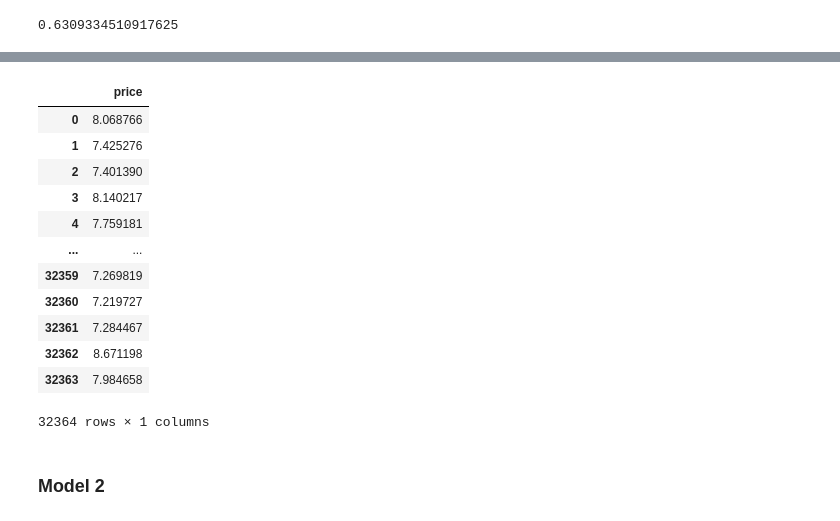
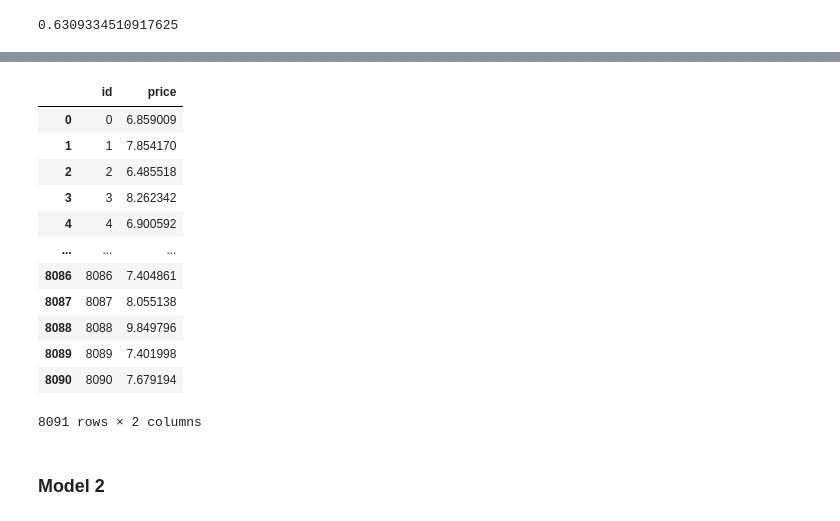
Before and after one commit to Pptrv/diamonds-project, a Jupyter notebook: My Models.ipynb, the cells around one changed output, grey strips where cells are left out. Drawn from its saved outputs; the diff is of its cells as text; code cells hidden in the pictures.

```diff
--- a/My Models.ipynb
+++ b/My Models.ipynb
@@ -99,7 +99,7 @@ regr.fit(X_train, y_train)
 regr.score(X_test, y_test)
 # %% [output]
 0.6309334510917625
+# %%
+y_test_pred = lr.predict(X_test)
 # %%
-y_test_pred = regr.predict(X_train)
-y_test_pred_df = pd.DataFrame(y_train_pred)
-y_test_pred_df
+y_test_pred = pd.DataFrame(y_test_pred)
@@ -122,19 +106,21 @@ y_test_pred_df = y_test_pred_df.reset_index()
+# %%
+y_test_pred = y_test_pred.reset_index()
 # %%
-y_train_pred_df = y_train_pred_df.rename(columns={0:'price'})
-y_train_pred_df = y_train_pred_df.rename(columns={"index":'id'})
-y_train_pred_df
+y_test_pred = y_test_pred.rename(columns={0:'price'})
+y_test_pred = y_test_pred.rename(columns={"index":'id'})
+y_test_pred
 # %% [output]
-|  | price |
-| 0 | 8.068766 |
-| 1 | 7.425276 |
-| 2 | 7.401390 |
-| 3 | 8.140217 |
-| 4 | 7.759181 |
-| ... | ... |
-| 32359 | 7.269819 |
-| 32360 | 7.219727 |
-| 32361 | 7.284467 |
-| 32362 | 8.671198 |
-| 32363 | 7.984658 |
+|  | id | price |
+| 0 | 0 | 6.859009 |
+| 1 | 1 | 7.854170 |
+| 2 | 2 | 6.485518 |
+| 3 | 3 | 8.262342 |
+| 4 | 4 | 6.900592 |
+| ... | ... | ... |
+| 8086 | 8086 | 7.404861 |
+| 8087 | 8087 | 8.055138 |
+| 8088 | 8088 | 9.849796 |
+| 8089 | 8089 | 7.401998 |
+| 8090 | 8090 | 7.679194 |
-32364 rows × 1 columns
+8091 rows × 2 columns
 # %%
```
Also changed, not shown: parts of 18 cells of this notebook, 3 other files.
